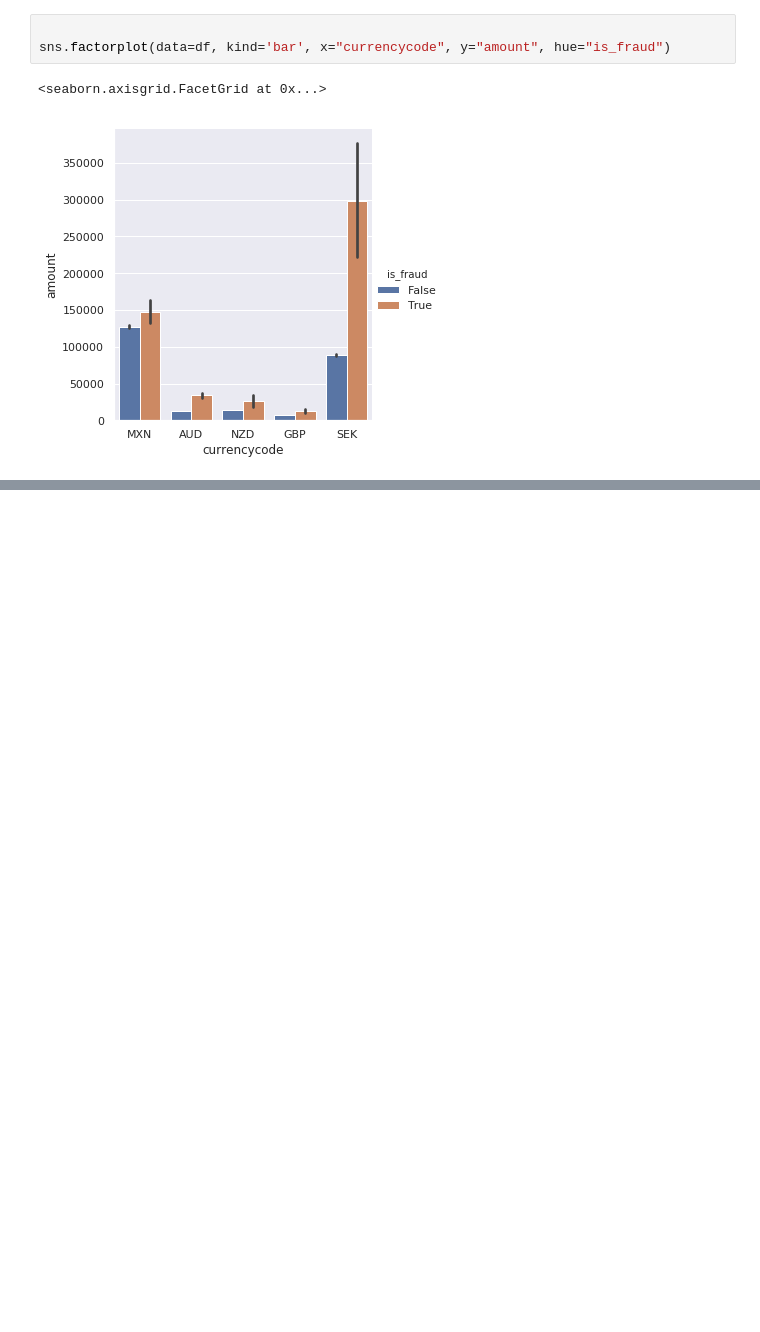
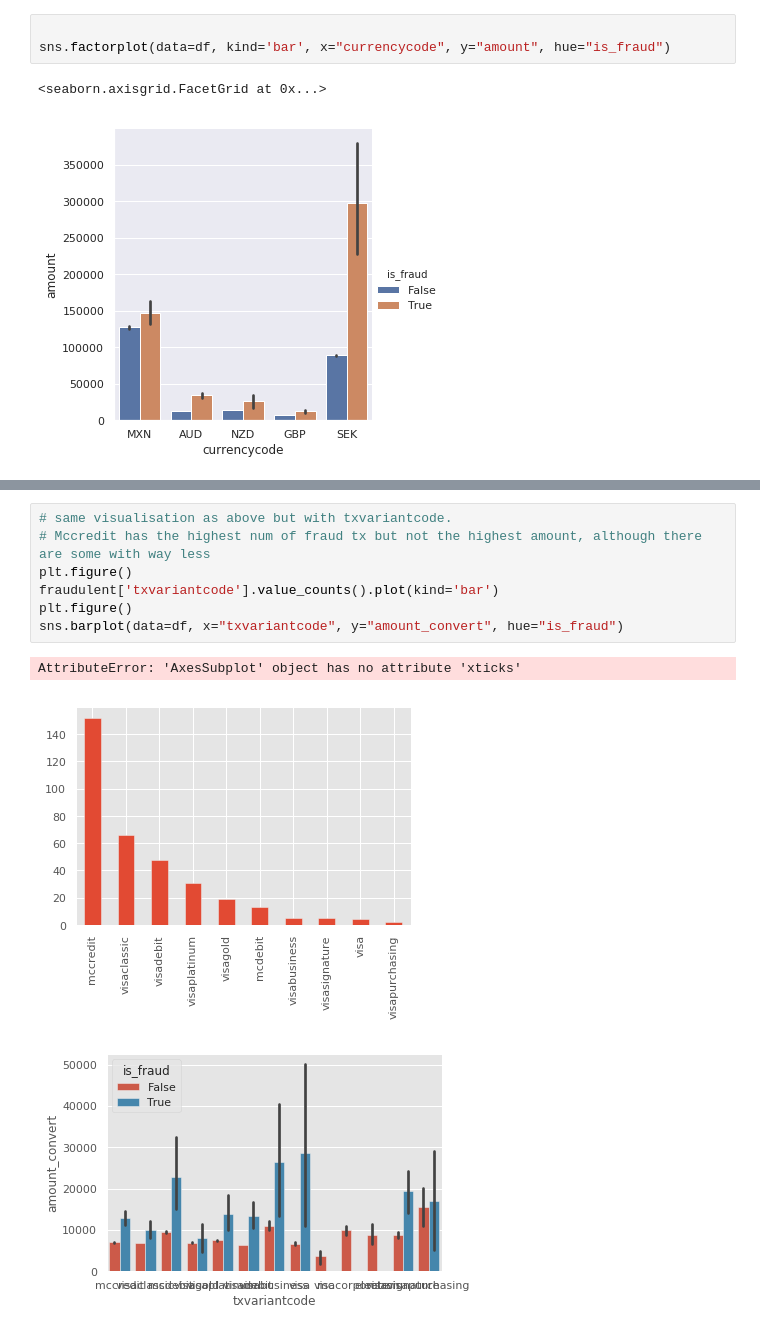
Before and after one commit to mennobo/CS4035_CDA_3, a Jupyter notebook: Assignment1/Untitled.ipynb, the cells around one changed output, grey strips where cells are left out. Drawn from its saved outputs; the diff is of its cells as text; blank space fills up the shorter version.

```diff
--- a/Assignment1/Untitled.ipynb
+++ b/Assignment1/Untitled.ipynb
@@ -208,0 +227,11 @@ sns.barplot(data=df, x="currencycode", y="amount", hue="is_fraud")
+# %%
+# same visualisation as above but with txvariantcode.
+# Mccredit has the highest num of fraud tx but not the highest amount, although there are some with way less
+plt.figure()
+fraudulent['txvariantcode'].value_counts().plot(kind='bar')
+plt.figure()
+sns.barplot(data=df, x="txvariantcode", y="amount_convert", hue="is_fraud")
+# %% [output]
+AttributeError: 'AxesSubplot' object has no attribute 'xticks'
+[figure, added]
+[figure, added]
```
Also changed, not shown: parts of 11 cells of this notebook.
